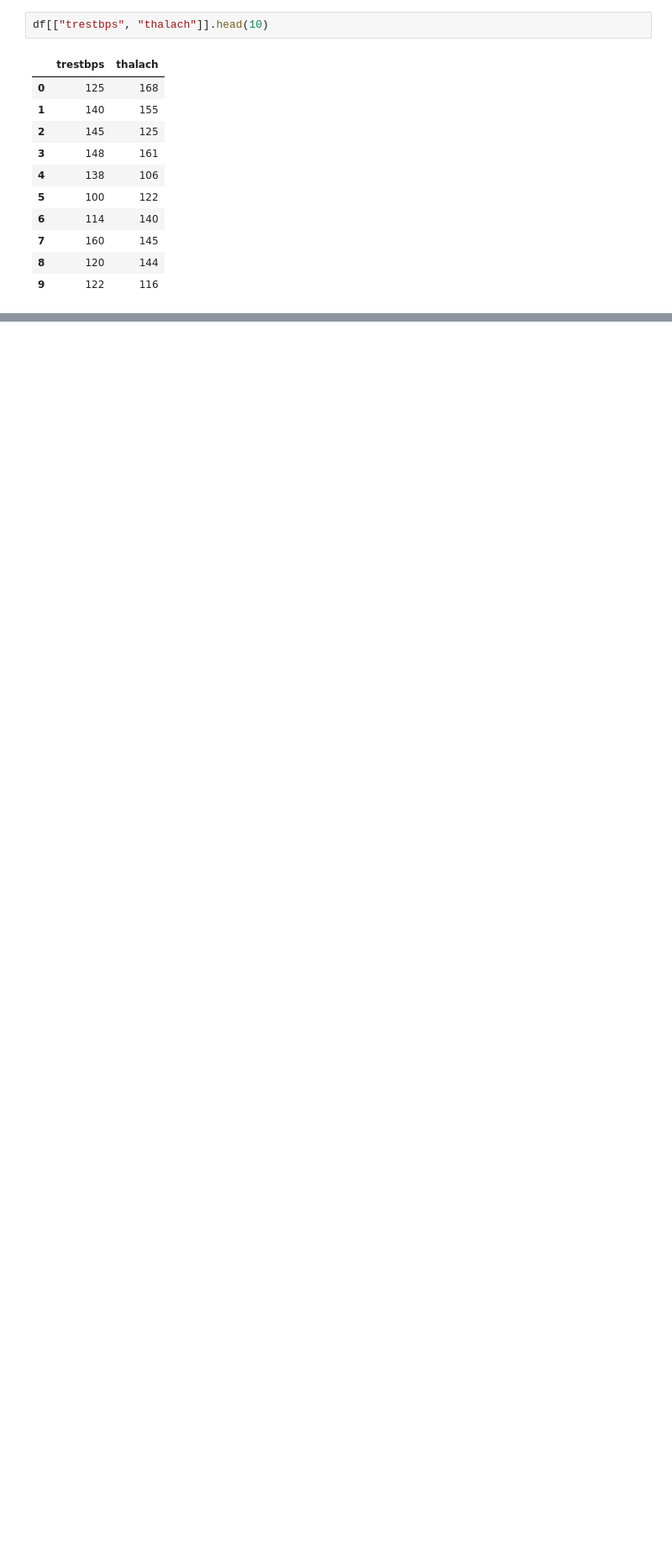
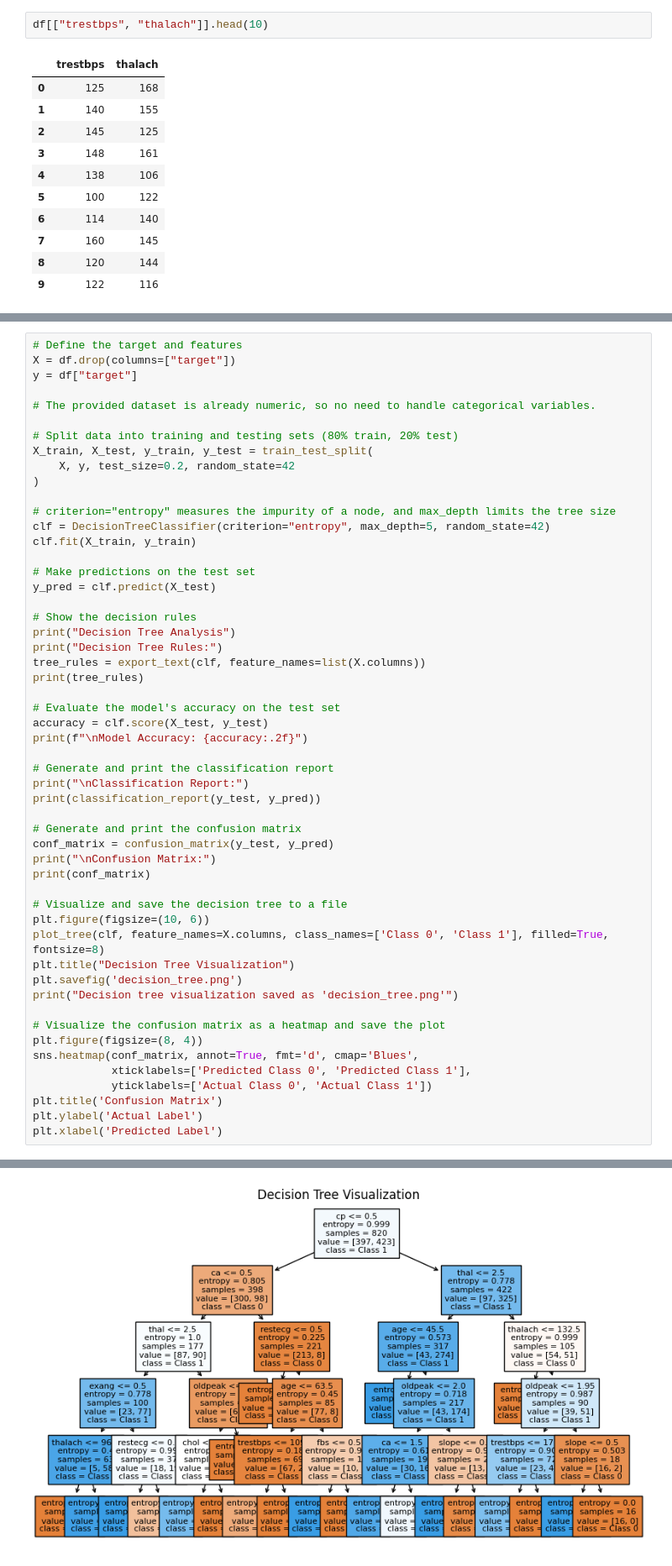
Before and after one commit to Vanshaj14Mohan/AIML-College, a Jupyter notebook: CIA 3/main.ipynb, the cells around one changed output, grey strips where cells are left out. Shown at 84% size. Drawn from its saved outputs; the diff is of its cells as text; blank space fills up the shorter version.

```diff
--- a/CIA 3/main.ipynb
+++ b/CIA 3/main.ipynb
@@ -169,0 +188,54 @@ plt.show()
+# %%
+# Define the target and features
+X = df.drop(columns=["target"])
+y = df["target"]
+
+# The provided dataset is already numeric, so no need to handle categorical variables.
+
+# Split data into training and testing sets (80% train, 20% test)
+X_train, X_test, y_train, y_test = train_test_split(
+    X, y, test_size=0.2, random_state=42
+)
+
+# criterion="entropy" measures the impurity of a node, and max_depth limits the tree size
+clf = DecisionTreeClassifier(criterion="entropy", max_depth=5, random_state=42)
+clf.fit(X_train, y_train)
+
+# Make predictions on the test set
+y_pred = clf.predict(X_test)
+
+# Show the decision rules
+print("Decision Tree Analysis")
+print("Decision Tree Rules:")
+tree_rules = export_text(clf, feature_names=list(X.columns))
+print(tree_rules)
+
+# Evaluate the model's accuracy on the test set
+accuracy = clf.score(X_test, y_test)
+print(f"\nModel Accuracy: {accuracy:.2f}")
+
+# Generate and print the classification report
+print("\nClassification Report:")
+print(classification_report(y_test, y_pred))
+
+# Generate and print the confusion matrix
+conf_matrix = confusion_matrix(y_test, y_pred)
+print("\nConfusion Matrix:")
+print(conf_matrix)
+
+# Visualize and save the decision tree to a file
+plt.figure(figsize=(10, 6))
+plot_tree(clf, feature_names=X.columns, class_names=['Class 0', 'Class 1'], filled=True, fontsize=8)
+plt.title("Decision Tree Visualization")
+plt.savefig('decision_tree.png')
+print("Decision tree visualization saved as 'decision_tree.png'")
+
+# Visualize the confusion matrix as a heatmap and save the plot
+plt.figure(figsize=(8, 4))
+sns.heatmap(conf_matrix, annot=True, fmt='d', cmap='Blues',
+            xticklabels=['Predicted Class 0', 'Predicted Class 1'],
+            yticklabels=['Actual Class 0', 'Actual Class 1'])
+plt.title('Confusion Matrix')
+plt.ylabel('Actual Label')
+plt.xlabel('Predicted Label')
+# %% [output]
@@ -169,0 +260 @@ plt.show()
+[figure, added]
```
Also changed, not shown: parts of 16 cells of this notebook, 2 other files.
